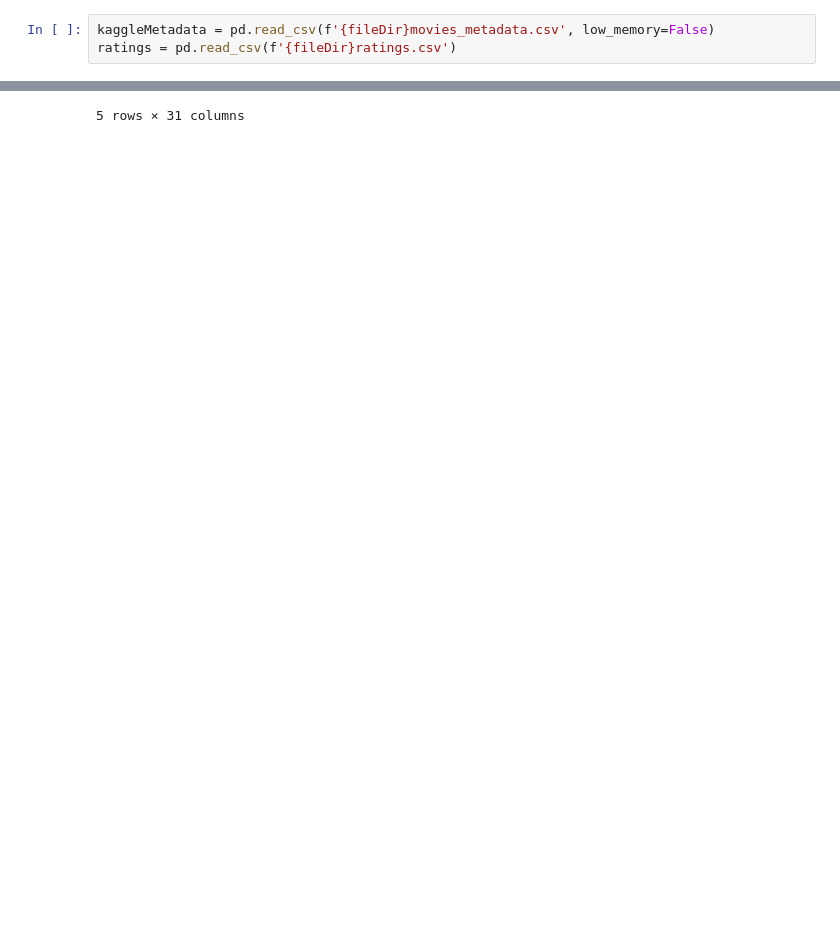
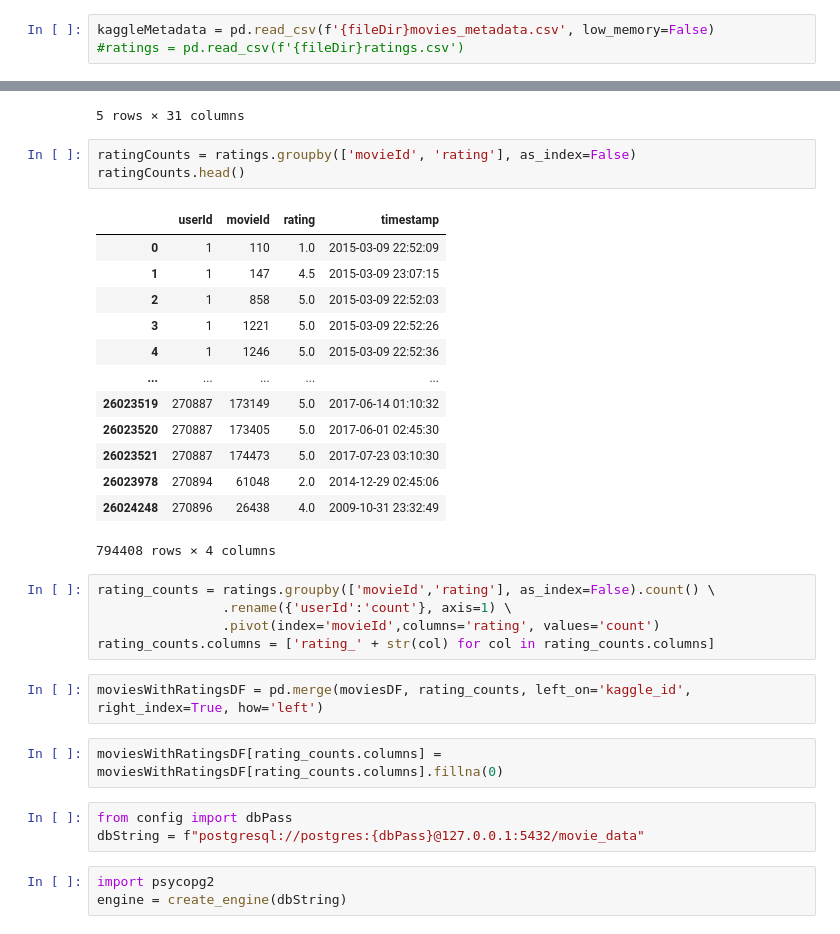
Before and after one commit to UnixBear/DataScience_Bootcamp, a Jupyter notebook: Rutgers_Data_Science/wiki_movies/wikimovies.ipynb, the cells around one changed output, grey strips where cells are left out. Drawn from its saved outputs; the diff is of its cells as text; blank space fills up the shorter version.

```diff
--- a/Rutgers_Data_Science/wiki_movies/wikimovies.ipynb
+++ b/Rutgers_Data_Science/wiki_movies/wikimovies.ipynb
@@ -10,7 +11,7 @@ with open(f'{fileDir}wikipedia-movies.json', mode='r') as file:
     wikiMoviesRaw = json.load(file)
 # %%
 kaggleMetadata = pd.read_csv(f'{fileDir}movies_metadata.csv', low_memory=False)
-ratings = pd.read_csv(f'{fileDir}ratings.csv')
+#ratings = pd.read_csv(f'{fileDir}ratings.csv')
 # %%
 wikiMoviesDF = pd.DataFrame(wikiMoviesRaw)
 # %%
@@ -588,3 +587,35 @@ moviesDF.head()
 | 3 | tt0099012 | 8217 | Alice | Alice | NaN | NaN | https://en.wikipedia.org/wiki/Ali... | https://www.imdb.com/title/tt0099... | ... |
 | 4 | tt0099018 | 25943 | Almost an Angel | Almost an Angel | Who does he think he is? | NaN | https://en.wikipedia.org/wiki/Alm... | https://www.imdb.com/title/tt0099... | ... |
 5 rows × 31 columns
+# %%
+ratingCounts = ratings.groupby(['movieId', 'rating'], as_index=False)
+ratingCounts.head()
+# %% [output]
+|  | userId | movieId | rating | timestamp |
+| 0 | 1 | 110 | 1.0 | 2015-03-09 22:52:09 |
+| 1 | 1 | 147 | 4.5 | 2015-03-09 23:07:15 |
+| 2 | 1 | 858 | 5.0 | 2015-03-09 22:52:03 |
+| 3 | 1 | 1221 | 5.0 | 2015-03-09 22:52:26 |
+| 4 | 1 | 1246 | 5.0 | 2015-03-09 22:52:36 |
+| ... | ... | ... | ... | ... |
+| 26023519 | 270887 | 173149 | 5.0 | 2017-06-14 01:10:32 |
+| 26023520 | 270887 | 173405 | 5.0 | 2017-06-01 02:45:30 |
+| 26023521 | 270887 | 174473 | 5.0 | 2017-07-23 03:10:30 |
+| 26023978 | 270894 | 61048 | 2.0 | 2014-12-29 02:45:06 |
+| 26024248 | 270896 | 26438 | 4.0 | 2009-10-31 23:32:49 |
+794408 rows × 4 columns
+# %%
+rating_counts = ratings.groupby(['movieId','rating'], as_index=False).count() \
+                .rename({'userId':'count'}, axis=1) \
+                .pivot(index='movieId',columns='rating', values='count')
+rating_counts.columns = ['rating_' + str(col) for col in rating_counts.columns]
+# %%
+moviesWithRatingsDF = pd.merge(moviesDF, rating_counts, left_on='kaggle_id', right_index=True, how='left')
+# %%
+moviesWithRatingsDF[rating_counts.columns] = moviesWithRatingsDF[rating_counts.columns].fillna(0)
+# %%
+from config import dbPass
+dbString = f"postgresql://postgres:{dbPass}@127.0.0.1:5432/movie_data"
+# %%
+import psycopg2
+engine = create_engine(dbString)
```
Also changed, not shown: parts of 7 cells of this notebook.
